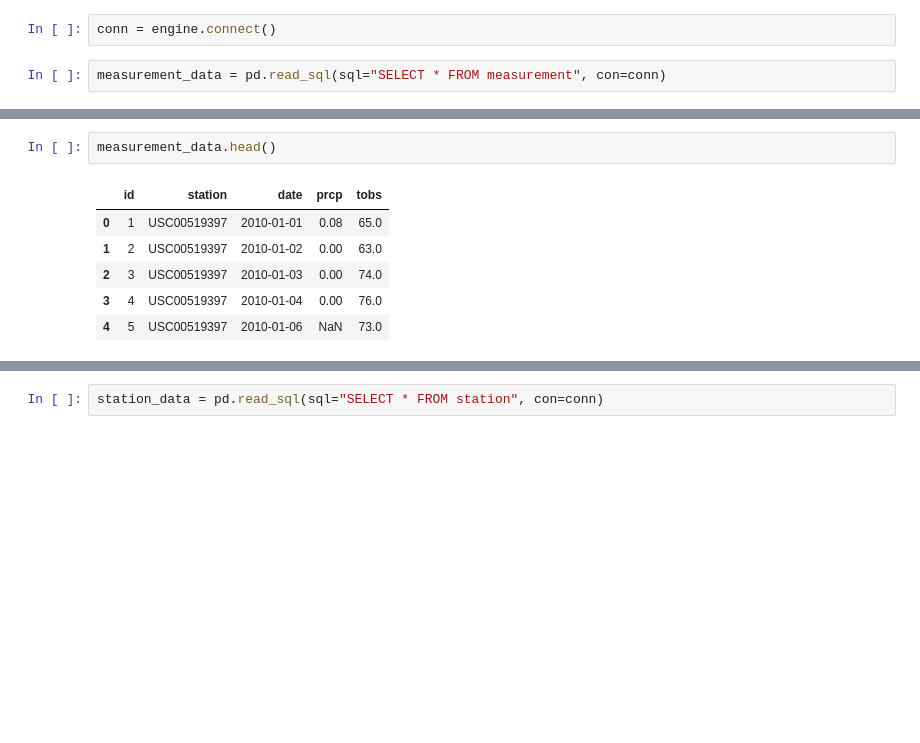
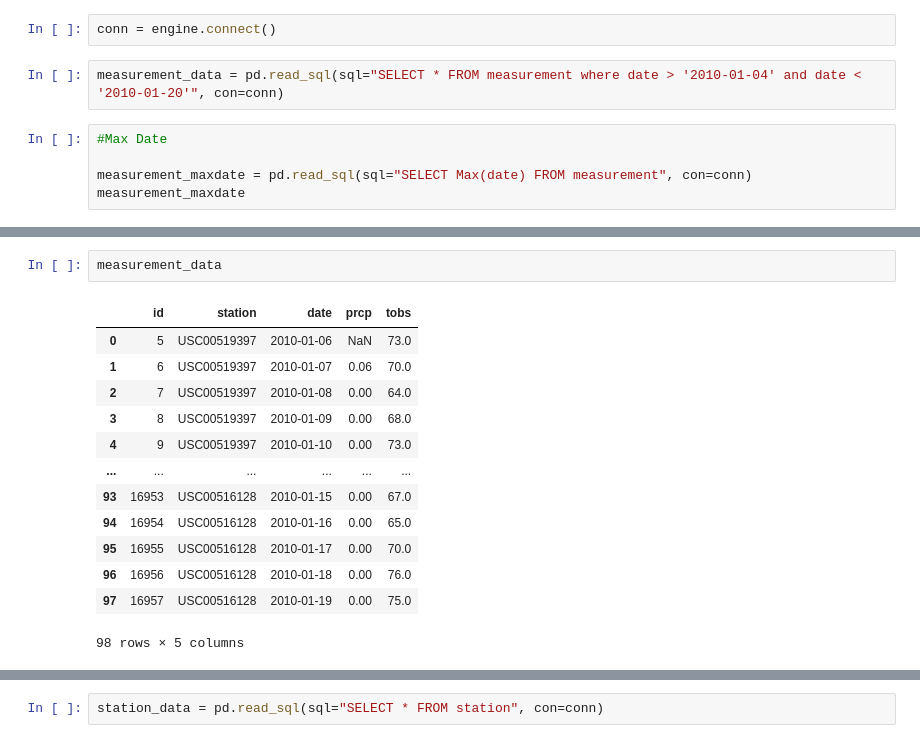
Before and after one commit to Farhana20/UCI_Homework_Farhana, a Jupyter notebook: sqlalchemy-challenge/climate_starter.ipynb, the cells around one changed output, grey strips where cells are left out. Drawn from its saved outputs; the diff is of its cells as text; blank space fills up the shorter version.

```diff
--- a/sqlalchemy-challenge/climate_starter.ipynb
+++ b/sqlalchemy-challenge/climate_starter.ipynb
@@ -99,5 +104,10 @@ for row in session.query(Station.id, Station.station, Station.name, Station.long
 (9, 'USC00516128', 'MANOA LYON ARBO 785.2, HI US', -157.8025, 152.4, 21.3331)
 # %%
 conn = engine.connect()
+# %%
+measurement_data = pd.read_sql(sql="SELECT * FROM measurement where date > '2010-01-04' and date < '2010-01-20'", con=conn)
 # %%
-measurement_data = pd.read_sql(sql="SELECT * FROM measurement", con=conn)
+#Max Date
+
+measurement_maxdate = pd.read_sql(sql="SELECT Max(date) FROM measurement", con=conn)
+measurement_maxdate
@@ -104,9 +152,16 @@ measurement_data = pd.read_sql(sql="SELECT * FROM measurement", con=conn)
 # %%
-measurement_data.head()
+measurement_data
 # %% [output]
 |  | id | station | date | prcp | tobs |
-| 0 | 1 | USC00519397 | 2010-01-01 | 0.08 | 65.0 |
-| 1 | 2 | USC00519397 | 2010-01-02 | 0.00 | 63.0 |
-| 2 | 3 | USC00519397 | 2010-01-03 | 0.00 | 74.0 |
-| 3 | 4 | USC00519397 | 2010-01-04 | 0.00 | 76.0 |
-| 4 | 5 | USC00519397 | 2010-01-06 | NaN | 73.0 |
+| 0 | 5 | USC00519397 | 2010-01-06 | NaN | 73.0 |
+| 1 | 6 | USC00519397 | 2010-01-07 | 0.06 | 70.0 |
+| 2 | 7 | USC00519397 | 2010-01-08 | 0.00 | 64.0 |
+| 3 | 8 | USC00519397 | 2010-01-09 | 0.00 | 68.0 |
+| 4 | 9 | USC00519397 | 2010-01-10 | 0.00 | 73.0 |
+| ... | ... | ... | ... | ... | ... |
+| 93 | 16953 | USC00516128 | 2010-01-15 | 0.00 | 67.0 |
+| 94 | 16954 | USC00516128 | 2010-01-16 | 0.00 | 65.0 |
+| 95 | 16955 | USC00516128 | 2010-01-17 | 0.00 | 70.0 |
+| 96 | 16956 | USC00516128 | 2010-01-18 | 0.00 | 76.0 |
+| 97 | 16957 | USC00516128 | 2010-01-19 | 0.00 | 75.0 |
+98 rows × 5 columns
```
Also changed, not shown: parts of 27 cells of this notebook.
